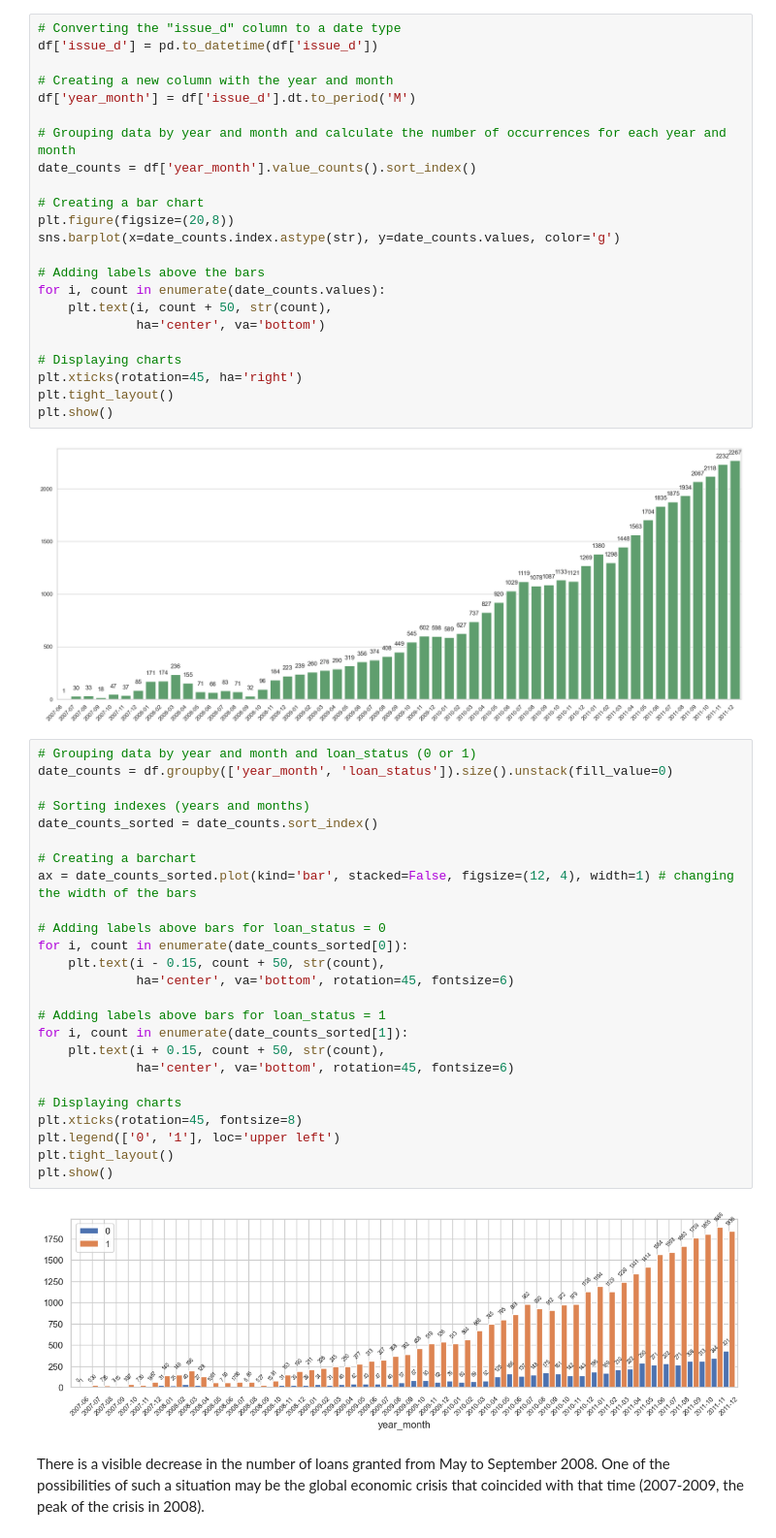
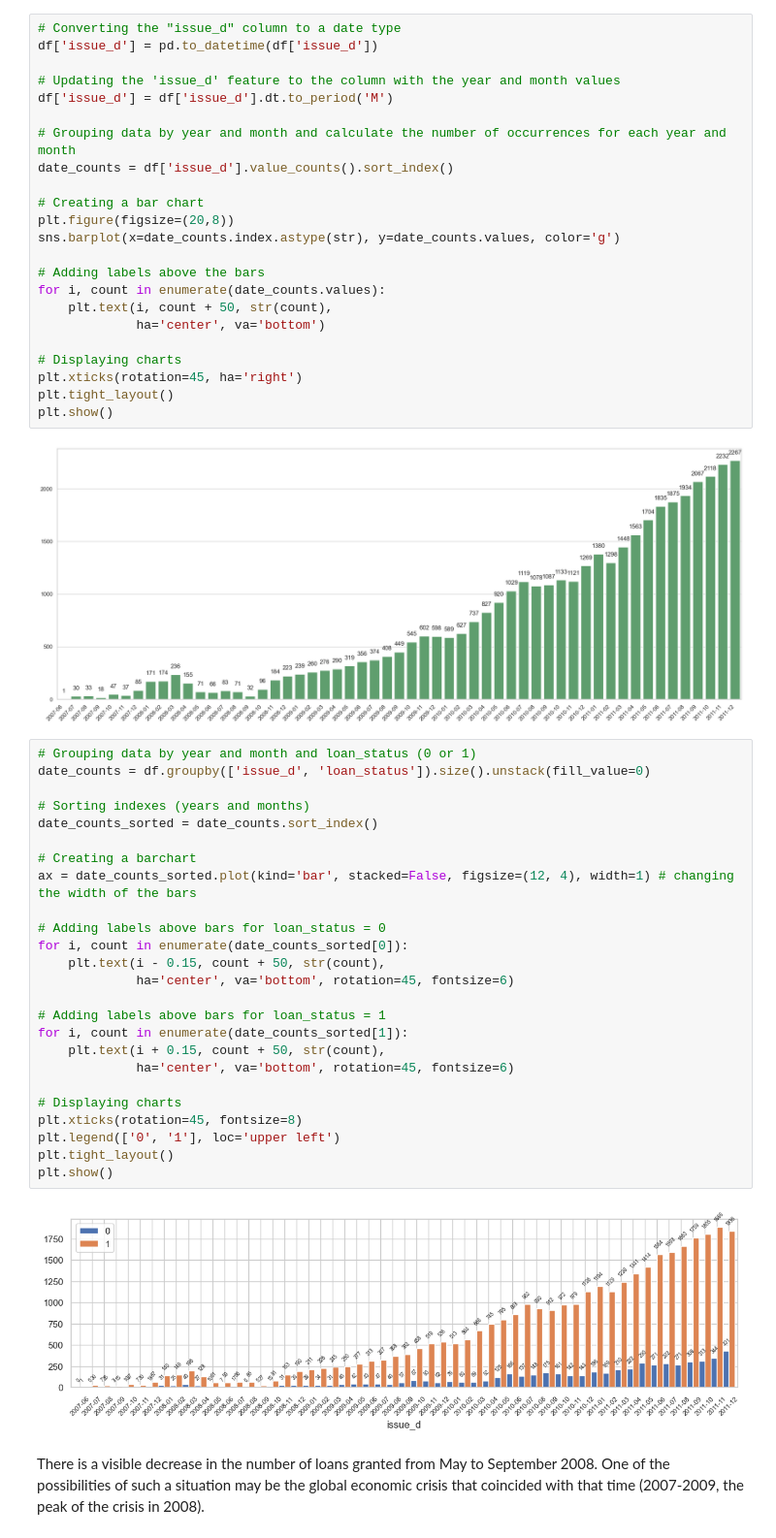
Before and after one commit to bartekwphd/Project_LC, a Jupyter notebook: Project part 2 - Exploratory Data Analysis.ipynb, the cells around one changed output. Shown at 97% size. Cells and saved outputs as stored; diff of their text form.

Commit message:
Restoring the date features
Restoring the feature names "issue_d" and "earliest_cr_line" instead of "year_month" and "year_month_cr_line" while maintaining the yyyy-mm format.

```diff
--- a/Project part 2 - Exploratory Data Analysis.ipynb
+++ b/Project part 2 - Exploratory Data Analysis.ipynb
@@ -1191,11 +1191,11 @@ Name: issue_d, dtype: int64
 # Converting the "issue_d" column to a date type
 df['issue_d'] = pd.to_datetime(df['issue_d'])
 
-# Creating a new column with the year and month
-df['year_month'] = df['issue_d'].dt.to_period('M')
+# Updating the 'issue_d' feature to the column with the year and month values
+df['issue_d'] = df['issue_d'].dt.to_period('M')
 
 # Grouping data by year and month and calculate the number of occurrences for each year and month
-date_counts = df['year_month'].value_counts().sort_index()
+date_counts = df['issue_d'].value_counts().sort_index()
 
 # Creating a bar chart
 plt.figure(figsize=(20,8))
@@ -1214,31 +1214,31 @@ plt.show()
 [figure]
 # %%
 # Grouping data by year and month and loan_status (0 or 1)
-date_counts = df.groupby(['year_month', 'loan_status']).size().unstack(fill_value=0)
+date_counts = df.groupby(['issue_d', 'loan_status']).size().unstack(fill_value=0)
 
 # Sorting indexes (years and months)
 date_counts_sorted = date_counts.sort_index()
 
 # Creating a barchart
 ax = date_counts_sorted.plot(kind='bar', stacked=False, figsize=(12, 4), width=1) # changing the width of the bars
 
 # Adding labels above bars for loan_status = 0
 for i, count in enumerate(date_counts_sorted[0]):
     plt.text(i - 0.15, count + 50, str(count),
              ha='center', va='bottom', rotation=45, fontsize=6)
 
 # Adding labels above bars for loan_status = 1
 for i, count in enumerate(date_counts_sorted[1]):
     plt.text(i + 0.15, count + 50, str(count),
              ha='center', va='bottom', rotation=45, fontsize=6)
 
 # Displaying charts
 plt.xticks(rotation=45, fontsize=8)
 plt.legend(['0', '1'], loc='upper left')
 plt.tight_layout()
 plt.show()
 # %% [output]
-[figure, old version]
+[figure, new version]
 # %% [markdown]
 There is a visible decrease in the number of loans granted from May to September 2008. One of the possibilities of such a situation may be the global economic crisis that coincided with that time (2007-2009, the peak of the crisis in 2008).
 # %% [markdown]
```
Also changed, not shown: parts of 2 cells of this notebook, 1 other file.
